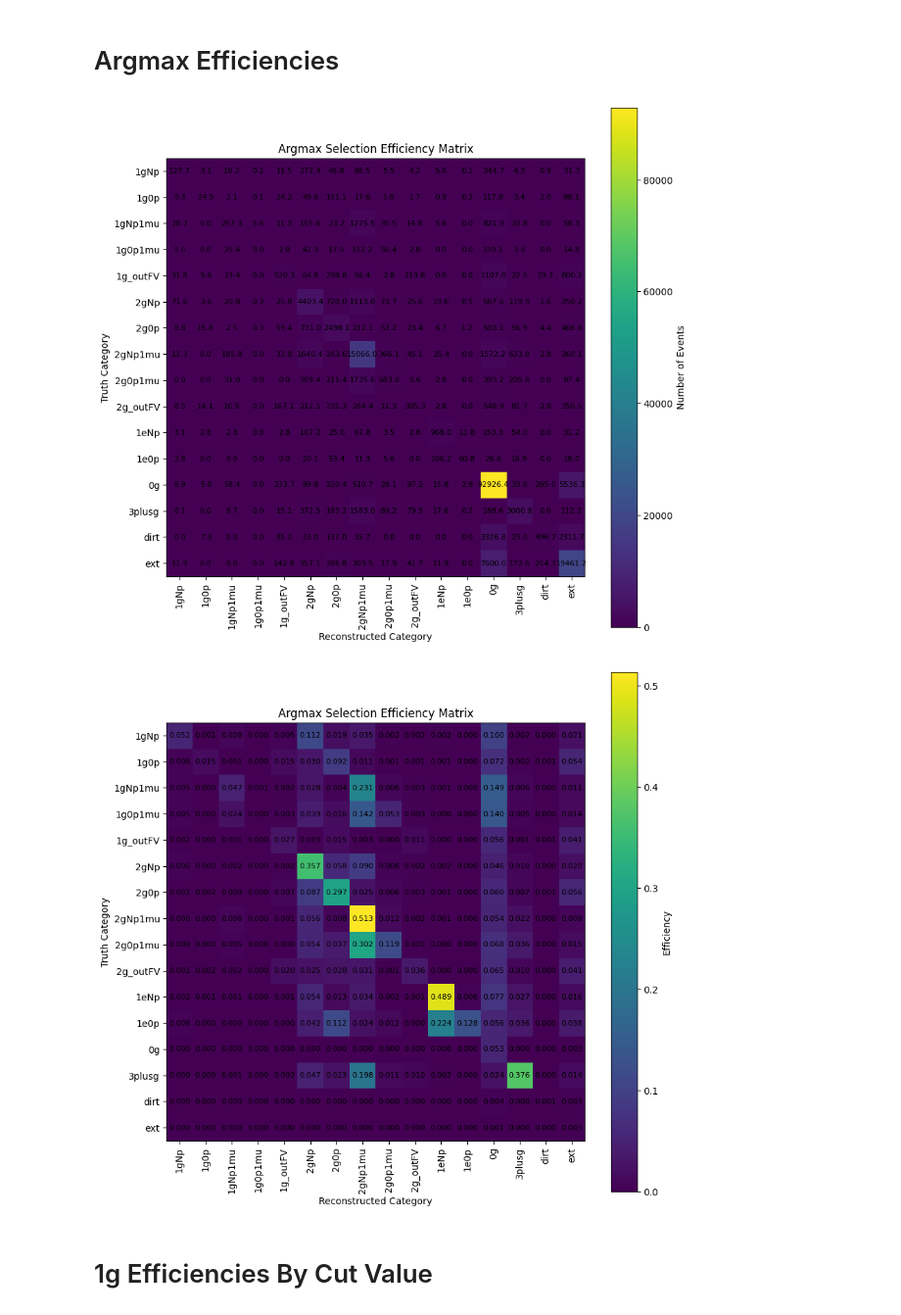
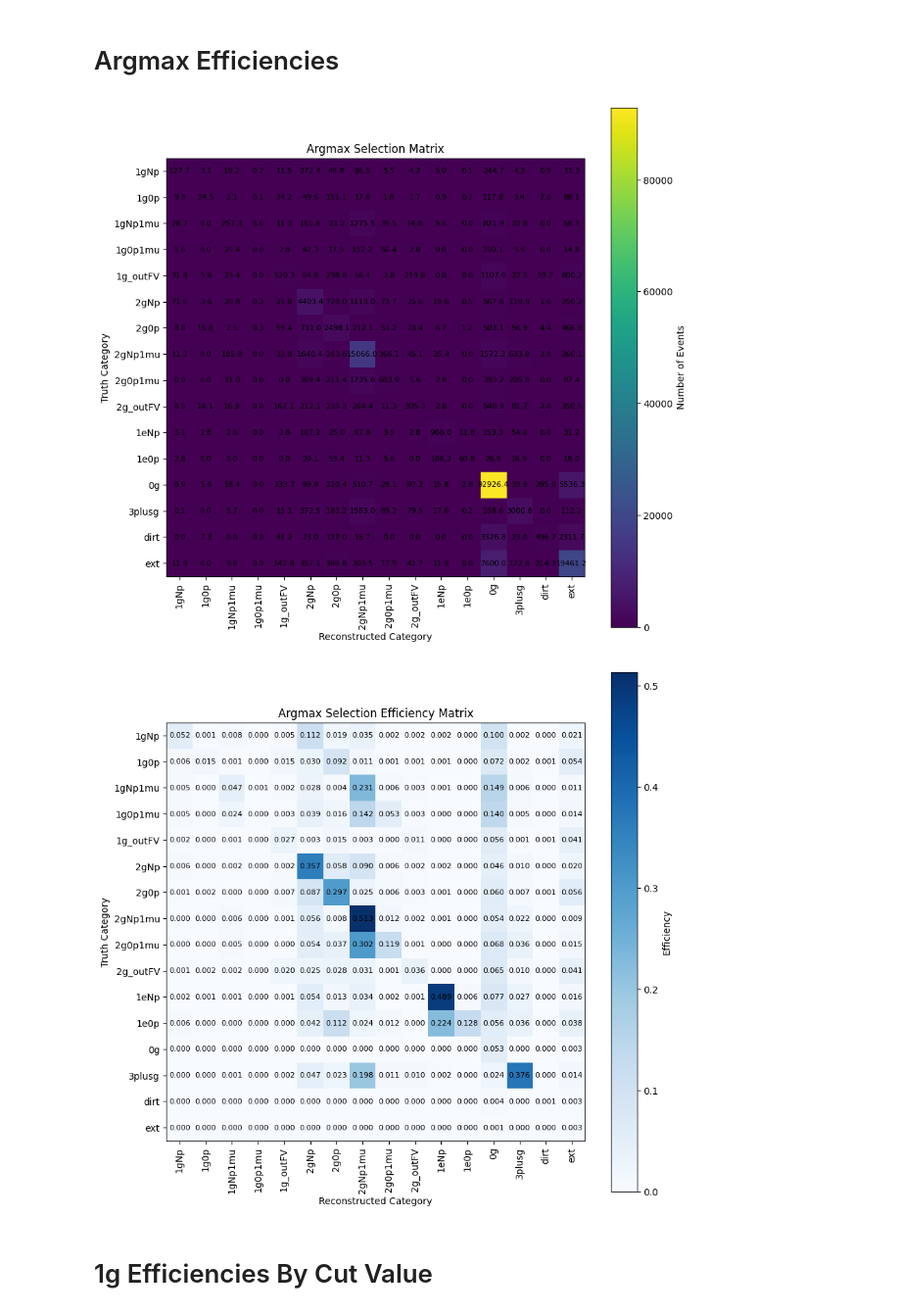
Before and after one commit to leehagaman/uboone_ngem, a Jupyter notebook: ipynb_notebooks/efficiencies.ipynb, the cells around one changed output. Shown at 98% size. Drawn from its saved outputs; the diff is of its cells as text; code cells hidden in the pictures.

```diff
--- a/ipynb_notebooks/efficiencies.ipynb
+++ b/ipynb_notebooks/efficiencies.ipynb
@@ -86,6 +88,10 @@ presel_merged_df.shape=(178403, 218)
 probs_2d_arr = presel_merged_df[prob_categories].to_numpy()
 reco_categories_argmax = np.argmax(probs_2d_arr, axis=1)
 presel_merged_df["reco_category_argmax_index"] = reco_categories_argmax
+
+# assign a string to reco_category column according to the index and the list sig_categories
+
+presel_merged_df["reco_category"] = [sig_categories[i] for i in reco_categories_argmax]
 # %% [output]
 A value is trying to be set on a copy of a slice from a DataFrame.
 Try using .loc[row_indexer,col_indexer] = value instead
@@ -184,27 +157,27 @@ plt.xticks(range(len(topological_category_labels)), topological_category_labels,
 plt.yticks(range(len(topological_category_labels)), topological_category_labels)
 plt.xlabel("Reconstructed Category")
 plt.ylabel("Truth Category")
-plt.title("Argmax Selection Efficiency Matrix")
+plt.title("Argmax Selection Matrix")
 plt.show()
 # %% [output]
-[figure, old version]
+[figure, new version]
 # %%
 argmax_eff_matrix = (argmax_sel_matrix.T / total_num_truth_by_category).T
 
 plt.figure(figsize=(10, 10))
-plt.imshow(argmax_eff_matrix)
+plt.imshow(argmax_eff_matrix, cmap="Blues")
 plt.colorbar(label="Efficiency")
 for i in range(len(topological_category_labels)):
     for j in range(len(topological_category_labels)):
         plt.text(j, i, f'{argmax_eff_matrix[i,j]:.3f}', ha='center', va='center', fontsize=8)
 plt.xticks(range(len(topological_category_labels)), topological_category_labels, rotation=90)
 plt.yticks(range(len(topological_category_labels)), topological_category_labels)
 plt.xlabel("Reconstructed Category")
 plt.ylabel("Truth Category")
 plt.title("Argmax Selection Efficiency Matrix")
 plt.show()
 # %% [output]
-[figure, old version]
+[figure, new version]
 # %% [markdown]
 # 1g Efficiencies By Cut Value
 # %%
```
Also changed, not shown: parts of 10 cells of this notebook, 4 other files.
